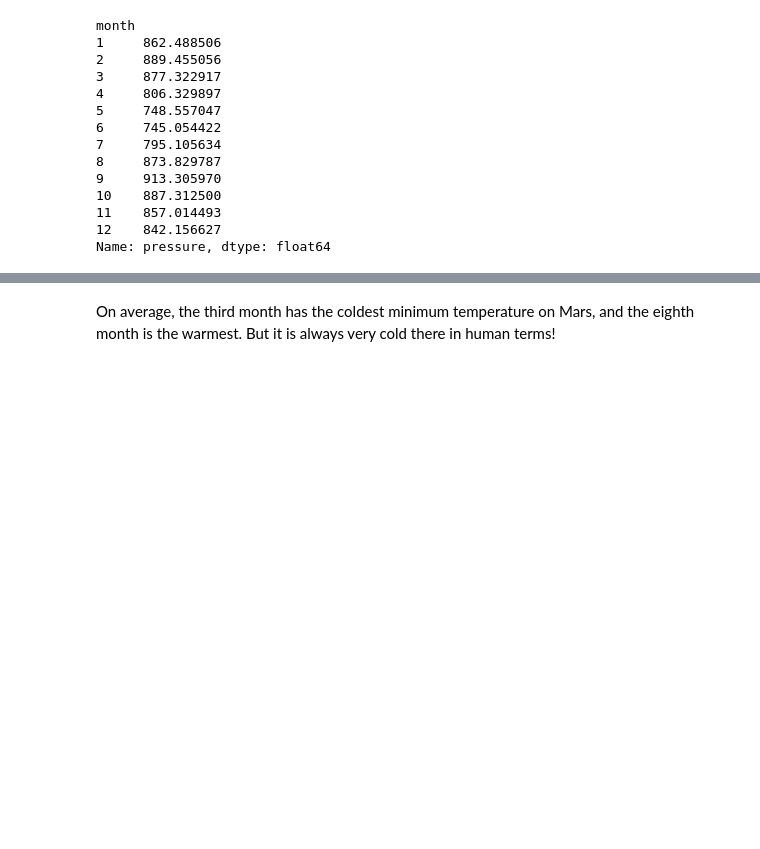
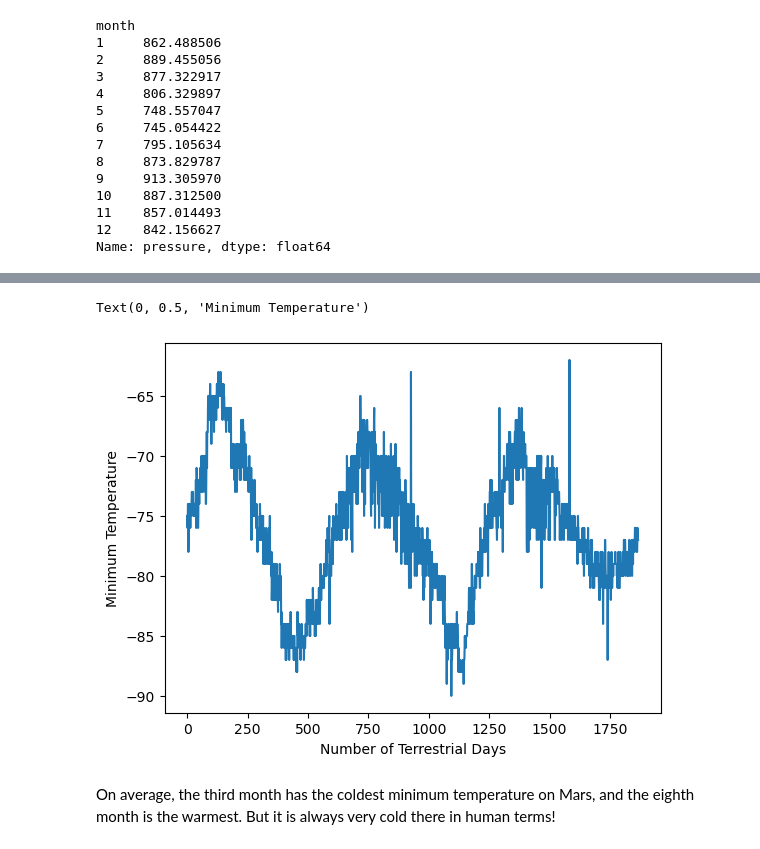
Before and after one commit to JustinS25/html-challenge, a Jupyter notebook: Mars Files/part_2_mars_weather.ipynb, the cells around one changed output, grey strips where cells are left out. Saved outputs shown, nothing was run; the diff lists cells and outputs as text; code cells hidden in the pictures; blank space fills up the shorter version.

```diff
--- a/Mars Files/part_2_mars_weather.ipynb
+++ b/Mars Files/part_2_mars_weather.ipynb
@@ -179,3 +251,19 @@ Name: pressure, dtype: float64
+# %%
+# 5. How many terrestrial (earth) days are there in a Martian year?
+
+# Create min temperature dataframe over terrestrial days. Make sure days are in ascending order
+df_min_temp = df[['terrestrial_date','min_temp']].sort_values('terrestrial_date',ascending=True)
+
+# Set DataFrame equal to min_temp column
+df_min_temp = df_min_temp['min_temp']
+
+# Plot min temp by terrestrial date
+df_min_temp.plot()
+plt.xlabel('Number of Terrestrial Days')
+plt.ylabel('Minimum Temperature')
+# %% [output]
+Text(0, 0.5, 'Minimum Temperature')
+[figure, added]
 # %% [markdown]
 On average, the third month has the coldest minimum temperature on Mars, and the eighth month is the warmest. But it is always very cold there in human terms!
 # %% [markdown]
```
Also changed, not shown: parts of 20 cells of this notebook, 2 other files.
